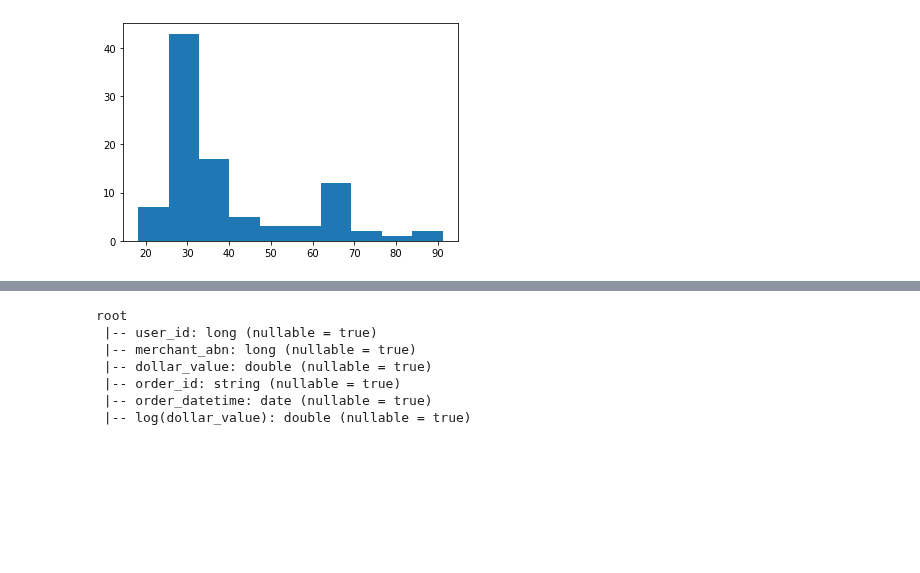
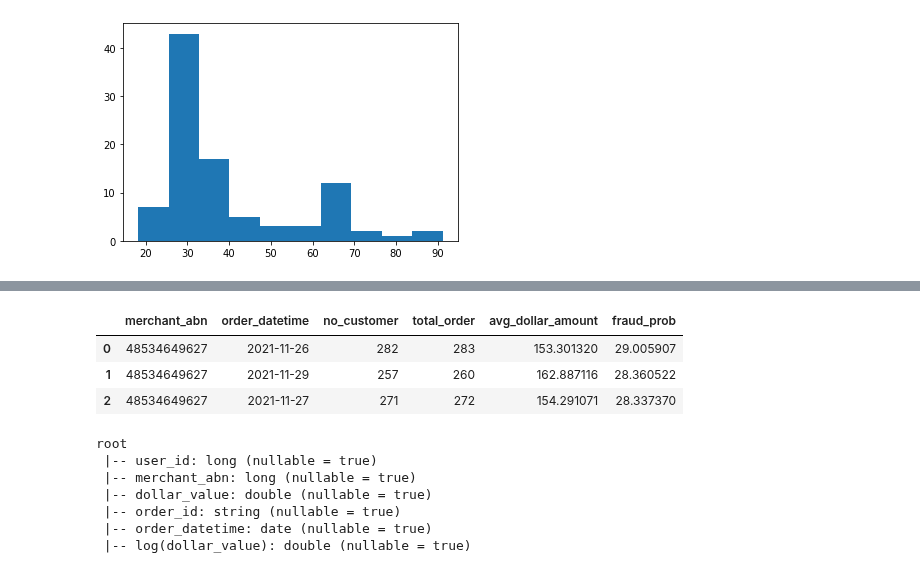
Before and after one commit to MAST30034-Applied-Data-Science/generic-buy-now-pay-later-project-group-19, a Jupyter notebook: notebooks/fraud.ipynb, the cells around one changed output, grey strips where cells are left out. Drawn from its saved outputs; the diff is of its cells as text; code cells hidden in the pictures; blank space fills up the shorter version.

```diff
--- a/notebooks/fraud.ipynb
+++ b/notebooks/fraud.ipynb
@@ -336,0 +373,7 @@ plt.hist(agg_df["fraud_prob"])
+# %%
+max_abn_agg.head()
+# %% [output]
+|  | merchant_abn | order_datetime | no_customer | total_order | avg_dollar_amount | fraud_prob |
+| 0 | 48534649627 | 2021-11-26 | 282 | 283 | 153.301320 | 29.005907 |
+| 1 | 48534649627 | 2021-11-29 | 257 | 260 | 162.887116 | 28.360522 |
+| 2 | 48534649627 | 2021-11-27 | 271 | 272 | 154.291071 | 28.337370 |
```
Also changed, not shown: parts of 17 cells of this notebook.
